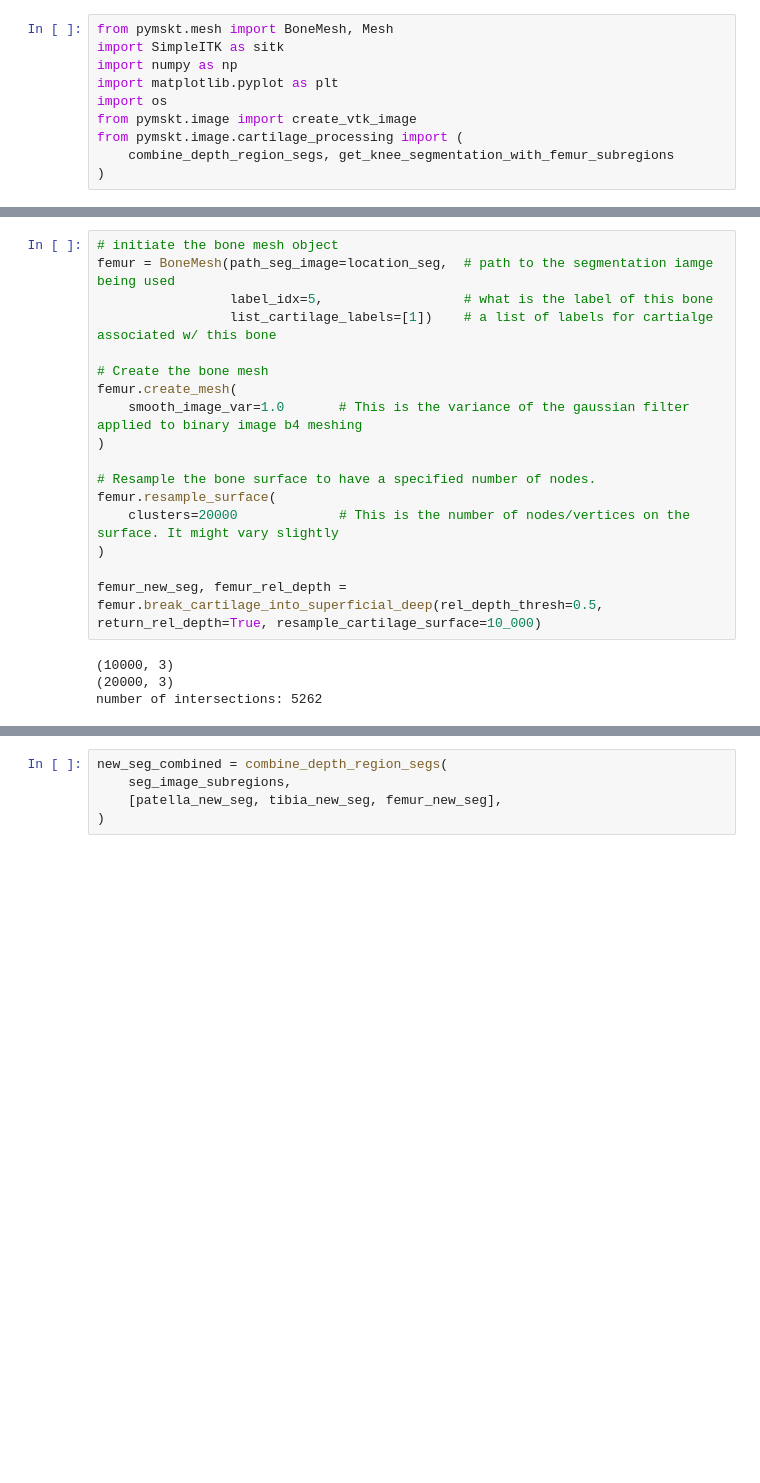
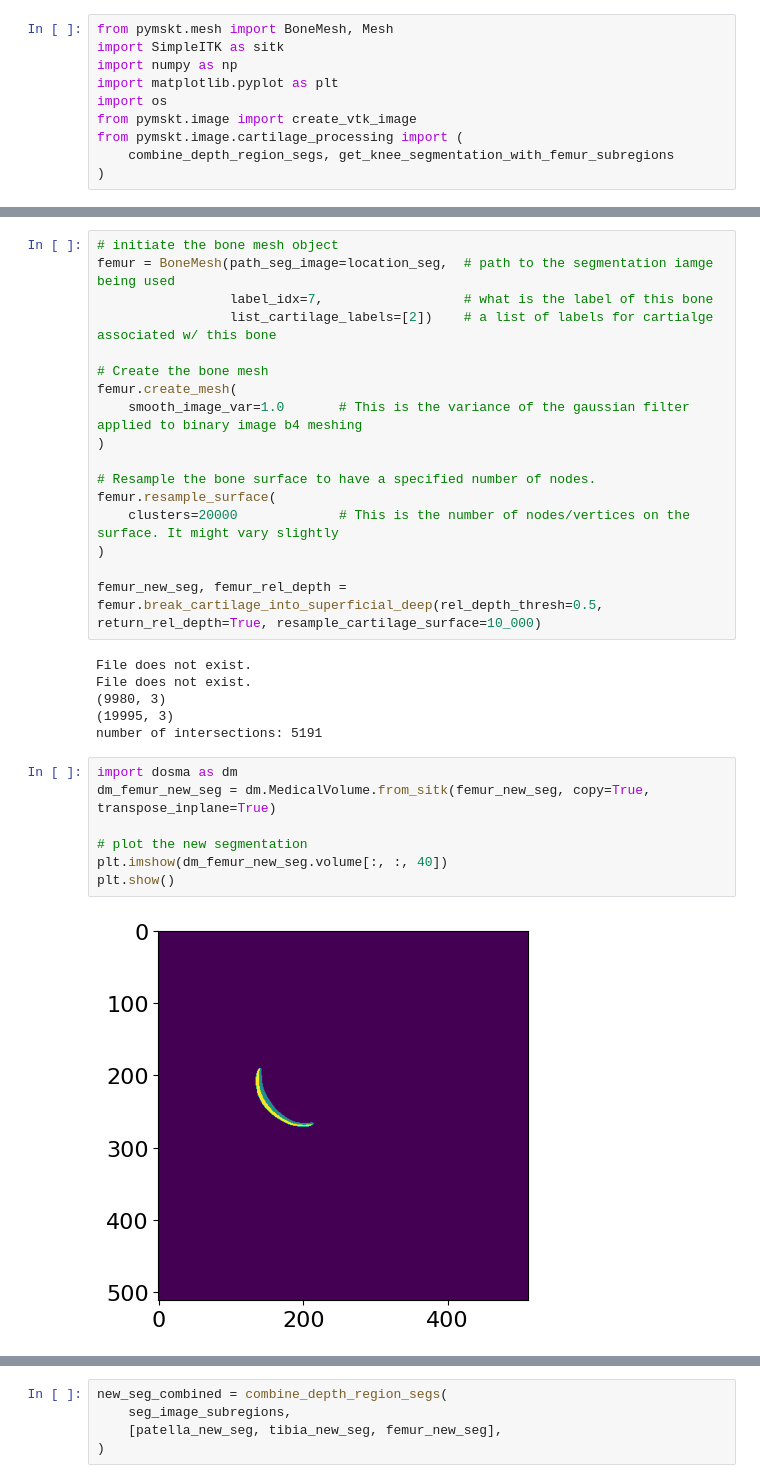
Before and after one commit to gattia/pymskt, a Jupyter notebook: examples/superficial_deep_cartilage_regions/femur_subregions_depth_subregions_Dec.5.2024.ipynb, the cells around one changed output, grey strips where cells are left out. Cells and saved outputs as stored; diff of their text form; blank space fills up the shorter version.

```diff
--- a/examples/superficial_deep_cartilage_regions/femur_subregions_depth_subregions_Dec.5.2024.ipynb
+++ b/examples/superficial_deep_cartilage_regions/femur_subregions_depth_subregions_Dec.5.2024.ipynb
@@ -21,8 +21,8 @@ plt.show()
 # %%
 # initiate the bone mesh object
 femur = BoneMesh(path_seg_image=location_seg,  # path to the segmentation iamge being used
-                 label_idx=5,                  # what is the label of this bone
-                 list_cartilage_labels=[1])    # a list of labels for cartialge associated w/ this bone
+                 label_idx=7,                  # what is the label of this bone
+                 list_cartilage_labels=[2])    # a list of labels for cartialge associated w/ this bone
 
 # Create the bone mesh
 femur.create_mesh(
@@ -36,7 +36,18 @@ femur.resample_surface(
 
 femur_new_seg, femur_rel_depth = femur.break_cartilage_into_superficial_deep(rel_depth_thresh=0.5, return_rel_depth=True, resample_cartilage_surface=10_000)
 # %% [output]
-(10000, 3)
-(20000, 3)
-number of intersections: 5262
+File does not exist.
+File does not exist.
+(9980, 3)
+(19995, 3)
+number of intersections: 5191
+# %%
+import dosma as dm
+dm_femur_new_seg = dm.MedicalVolume.from_sitk(femur_new_seg, copy=True, transpose_inplane=True)
+
+# plot the new segmentation
+plt.imshow(dm_femur_new_seg.volume[:, :, 40])
+plt.show()
+# %% [output]
+[figure, added]
 # %%
```
Also changed, not shown: parts of 5 cells of this notebook, 2 other files.
